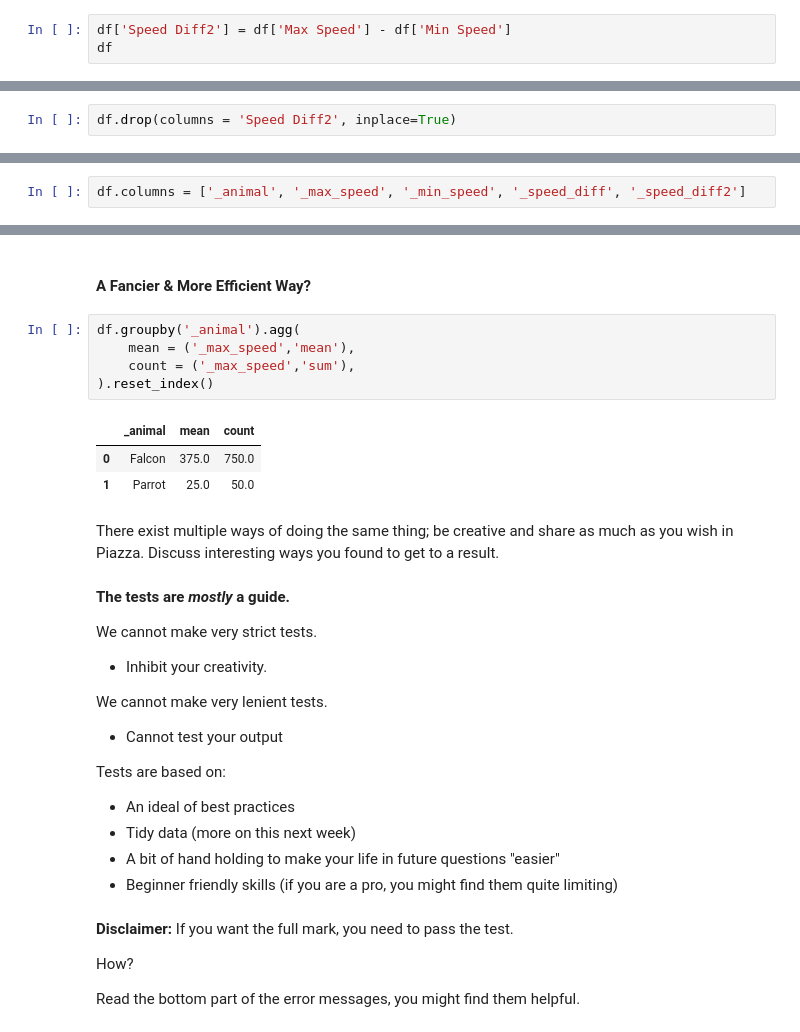
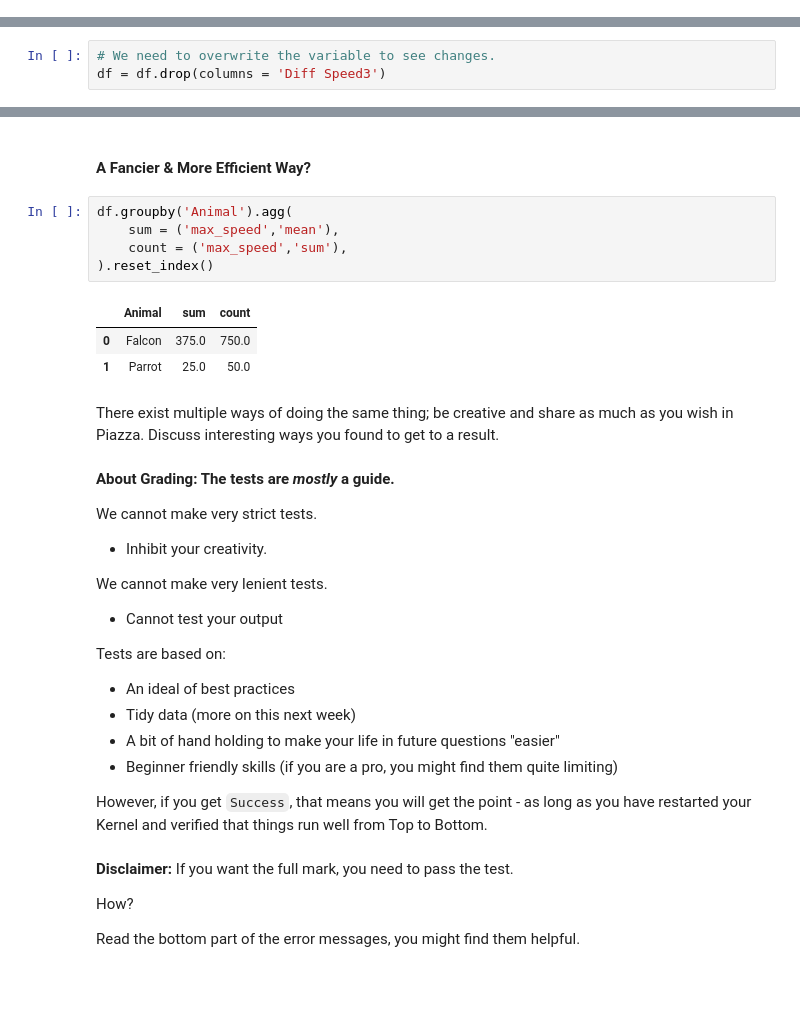
Before and after one commit to sedv8808/UBC_EL_PPDS, a Jupyter notebook: Module2class.ipynb, the cells around one changed output, grey strips where cells are left out. Saved outputs shown, nothing was run; the diff lists cells and outputs as text; blank space fills up the shorter version.

```diff
--- a/Module2class.ipynb
+++ b/Module2class.ipynb
@@ -438,3 +482,0 @@ dtype: float64
-# %%
-df['Speed Diff2'] = df['Max Speed'] - df['Min Speed']
-df
@@ -481,3 +499,6 @@ df.drop(columns = 'Speed Diff')
+# %%
+# We need to overwrite the variable to see changes.
+df = df.drop(columns = 'Diff Speed3')
 # %%
 df
 # %% [output]
@@ -489,2 +509,0 @@ df
-# %%
-df.drop(columns = 'Speed Diff2', inplace=True)
@@ -558,2 +543,0 @@ df
-# %%
-df.columns = ['_animal', '_max_speed', '_min_speed', '_speed_diff', '_speed_diff2']
@@ -694,18 +655,18 @@ df.groupby('_animal').agg({'_max_speed':['mean', 'sum']}).reset_index()
 # %% [markdown]
 #### A Fancier & More Efficient Way?
 # %%
-df.groupby('_animal').agg(
-    mean = ('_max_speed','mean'),
-    count = ('_max_speed','sum'),
+df.groupby('Animal').agg(
+    sum = ('max_speed','mean'),
+    count = ('max_speed','sum'),
 ).reset_index()
 # %% [output]
-|  | _animal | mean | count |
+|  | Animal | sum | count |
 | 0 | Falcon | 375.0 | 750.0 |
 | 1 | Parrot | 25.0 | 50.0 |
 # %% [markdown]
 There exist multiple ways of doing the same thing; be creative and share as much as you wish in Piazza. Discuss interesting ways you found to get to a result.
 # %% [markdown]
-**The tests are *mostly* a guide.**
+**About Grading: The tests are *mostly* a guide.**
 
 We cannot make very strict tests.
 - Inhibit your creativity.
@@ -718,6 +679,8 @@ Tests are based on:
 - Tidy data (more on this next week)
 - A bit of hand holding to make your life in future questions "easier"
 - Beginner friendly skills (if you are a pro, you might find them quite limiting)
+
+However, if you get `Success`, that means you will get the point - as long as you have restarted your Kernel and verified that things run well from Top to Bottom.
 # %% [markdown]
 **Disclaimer:**
 If you want the full mark, you need to pass the test.
```
Also changed, not shown: parts of 159 cells of this notebook.
